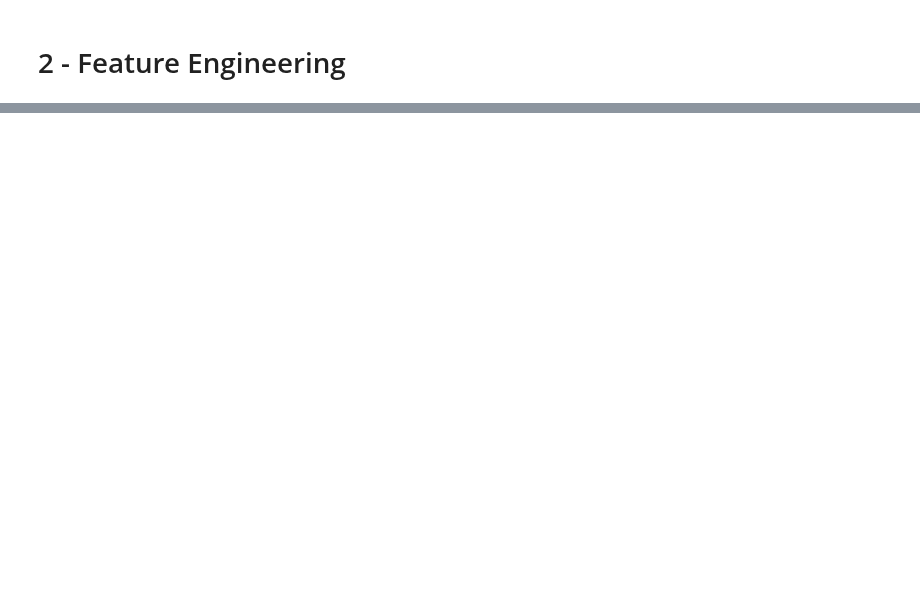
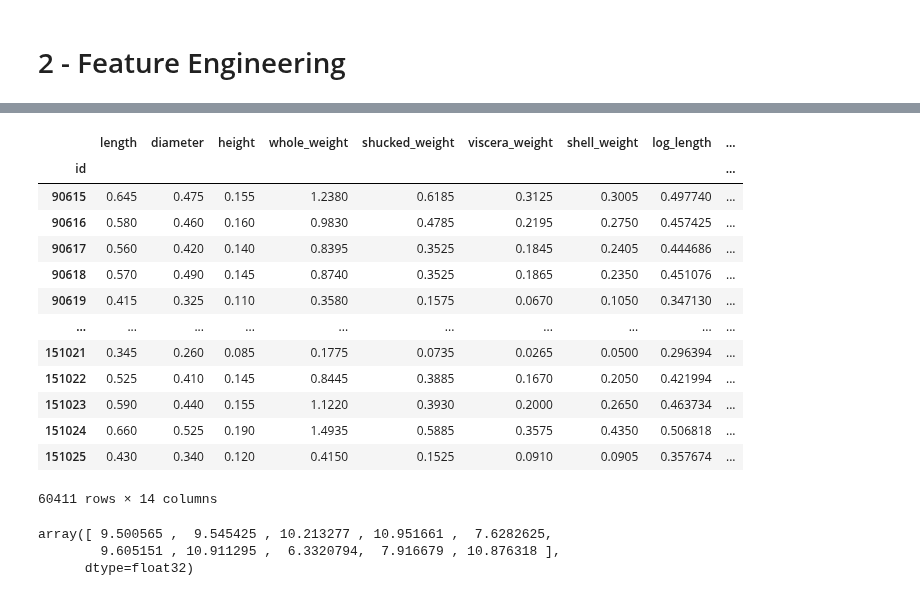
Before and after one commit to RuiFSP/Kaggle, a Jupyter notebook: Playground_Series_S4/4-Regression_with_an_Abalone_Dataset/regression_transformations.ipynb, the cells around one changed output, grey strips where cells are left out. Saved outputs shown, nothing was run; the diff lists cells and outputs as text; code cells hidden in the pictures; blank space fills up the shorter version.

Commit message:
experiments with less data and removing outliers

```diff
--- a/Playground_Series_S4/4-Regression_with_an_Abalone_Dataset/regression_transformations.ipynb
+++ b/Playground_Series_S4/4-Regression_with_an_Abalone_Dataset/regression_transformations.ipynb
@@ -692,0 +827,39 @@ Index([ 92753,  93565,  95726,  95771,  98505,  99117, 101167, 104514, 104946,
+# %%
+test
+# %% [output]
+|  | length | diameter | height | whole_weight | shucked_weight | viscera_weight | shell_weight | log_length | ... |
+| id |  |  |  |  |  |  |  |  | ... |
+| 90615 | 0.645 | 0.475 | 0.155 | 1.2380 | 0.6185 | 0.3125 | 0.3005 | 0.497740 | ... |
+| 90616 | 0.580 | 0.460 | 0.160 | 0.9830 | 0.4785 | 0.2195 | 0.2750 | 0.457425 | ... |
+| 90617 | 0.560 | 0.420 | 0.140 | 0.8395 | 0.3525 | 0.1845 | 0.2405 | 0.444686 | ... |
+| 90618 | 0.570 | 0.490 | 0.145 | 0.8740 | 0.3525 | 0.1865 | 0.2350 | 0.451076 | ... |
+| 90619 | 0.415 | 0.325 | 0.110 | 0.3580 | 0.1575 | 0.0670 | 0.1050 | 0.347130 | ... |
+| ... | ... | ... | ... | ... | ... | ... | ... | ... | ... |
+| 151021 | 0.345 | 0.260 | 0.085 | 0.1775 | 0.0735 | 0.0265 | 0.0500 | 0.296394 | ... |
+| 151022 | 0.525 | 0.410 | 0.145 | 0.8445 | 0.3885 | 0.1670 | 0.2050 | 0.421994 | ... |
+| 151023 | 0.590 | 0.440 | 0.155 | 1.1220 | 0.3930 | 0.2000 | 0.2650 | 0.463734 | ... |
+| 151024 | 0.660 | 0.525 | 0.190 | 1.4935 | 0.5885 | 0.3575 | 0.4350 | 0.506818 | ... |
+| 151025 | 0.430 | 0.340 | 0.120 | 0.4150 | 0.1525 | 0.0910 | 0.0905 | 0.357674 | ... |
+60411 rows × 14 columns
+# %%
+#load the model
+model_rfe = joblib.load('models/rfe_optimized_error_feature.pkl')
+
+# transform the test data
+log_features_test = []
+for col in numeric_cols_without_target:
+    test[f'log_{col}'] = np.log1p(test[col])
+    log_features_test.append(f'log_{col}')
+
+test = test[numeric_cols_without_target + log_features_test + ['sex']]
+
+test_transformed = preprocessing.transform(test)
+
+# predict the test data
+y_pred_xgb_feat_eng_error = model_rfe.predict(test)
+
+y_pred_xgb_feat_eng_error[:10]
+# %% [output]
+array([ 9.500565 ,  9.545425 , 10.213277 , 10.951661 ,  7.6282625,
+        9.605151 , 10.911295 ,  6.3320794,  7.916679 , 10.876318 ],
+      dtype=float32)
```
Also changed, not shown: parts of 35 cells of this notebook, 2 other files.
